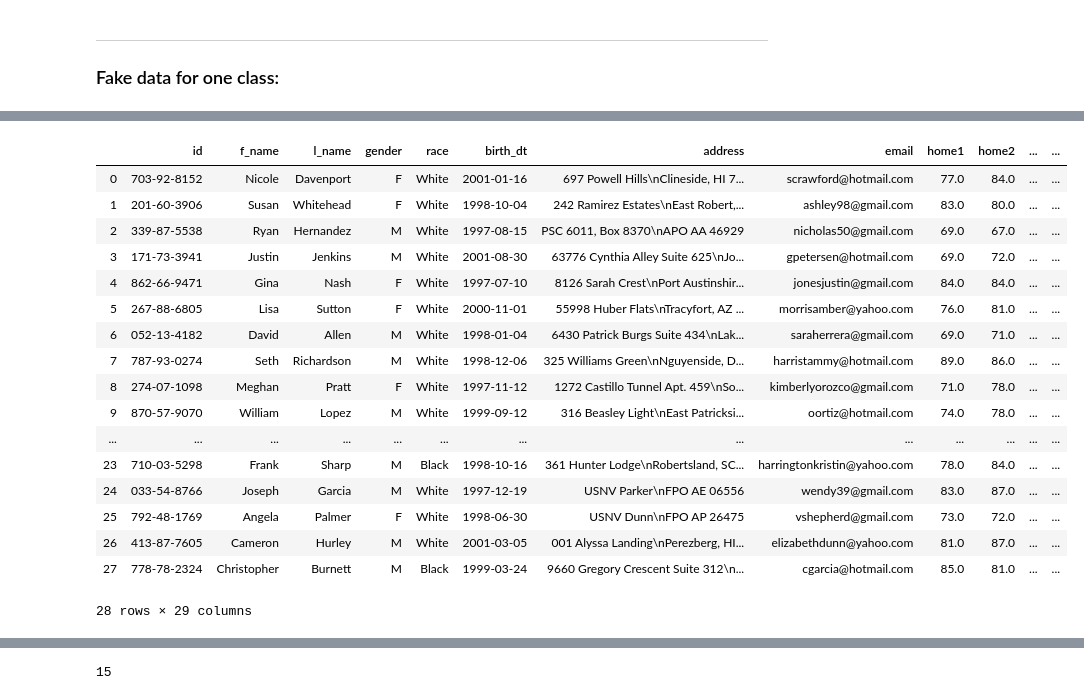
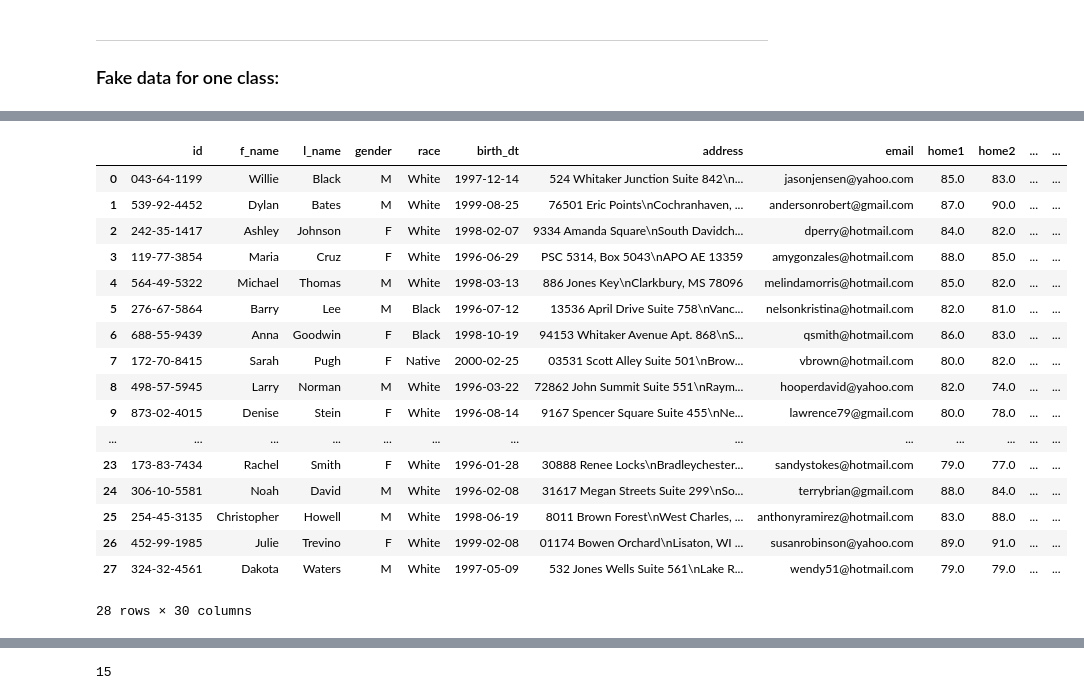
Before and after one commit to dcaohuu18/c_stats, a Jupyter notebook: data/simulate.ipynb, the cells around one changed output, grey strips where cells are left out. Drawn from its saved outputs; the diff is of its cells as text; code cells hidden in the pictures.

Commit message:
add final_grade, change var name from test to quiz

```diff
--- a/data/simulate.ipynb
+++ b/data/simulate.ipynb
@@ -354,7 +354,7 @@ plt.hist(mess)
 ---
 ### Fake data for one class:
 # %%
-def fake_class_basic_info(class_size):
+def fake_class_basic_info(class_size, birth_dt_start, birth_dt_end):
     columns = ['id', 'f_name', 'l_name', 'gender', 'race', 'birth_dt', 'address', 'email']
     info_df = pd.DataFrame(columns=columns)
 
@@ -370,8 +370,7 @@ def fake_class_basic_info(class_size):
             'l_name': fake.last_name(),
             'gender': random.choice(['M', 'F']),
             'race': np.random.choice(possible_races, replace=True, p=race_prob),
-            'birth_dt': fake.date_between_dates(date_start=datetime(1997, 1, 1),
-                                                date_end=datetime(2001, 12, 31)),
+            'birth_dt': fake.date_between_dates(birth_dt_start, birth_dt_end),
             'address': fake.address(),
             'email': fake.free_email()
         }
@@ -381,7 +380,7 @@ def fake_class_basic_info(class_size):
 
     return info_df
 
-class20_basic_info = fake_class_basic_info(30)
+class20_basic_info = fake_class_basic_info(30, datetime(1997, 1, 1), datetime(2001, 12, 31))
 class20_basic_info
 # %% [output]
 |  | id | f_name | l_name | gender | race | birth_dt | address | email |
@@ -485,0 +485,16 @@ class20_performance
+# %%
+def get_final_grade(performance_df, assessment_idxes, weight_series):
+    performance_df['final_grade'] = (performance_df.iloc[:, assessment_idxes]
+                                     *np.asarray(weight_series)).sum(axis=1, skipna=False)
+    # round to 2 dec places:
+    performance_df['final_grade'] = performance_df.final_grade.apply(lambda x: float('{:.2f}'.format(x)))
+
+    weight_df = pd.DataFrame({'assessment': performance_df.iloc[:, assessment_idxes].columns,
+                              'weight': weight_series})
+
+    return weight_df
+# %%
+assessment_idx_list = [i for i in range(12)] + [15] # idx 15 is attendance
+weights = [0.04 for i in range(5)] + [0.06 for i in range(5)] + [0.2 for i in range(2)] + [0.1]
+weight_df = get_final_grade(class20_performance, assessment_idx_list, weights)
+weight_df
@@ -534,46 +543,47 @@ class20_df
 # %%
 # Fake data for another term:
-class19_basic_info = fake_class_basic_info(28)
+class19_basic_info = fake_class_basic_info(28, datetime(1996, 1, 1), datetime(2000, 12, 31))
 
 args = {
-    'class_size': 30,
+    'class_size': 28,
     'n_mess_mu': 3,
-    'grade1_mu':78,
-    'grade1_std': 5,
-    'n_total_tests': 5,
-    'n_avail_tests': 5,
+    'grade1_mu': 84,
+    'grade1_std': 3,
+    'n_total_quiz': 5,
+    'n_avail_quiz': 5,
     'n_total_home': 5,
     'n_avail_home': 5,
     'latest_home_idx': 10, # idx starts at 0
     'n_total_exams': 2,
     'n_avail_exams': 2,
     'exam1_idx': 3,       # idx starts at 0
      # **paras:
-    'acc_inter_mu': 2.5
+    'acc_inter_mu': 2.5,
 }
 
 class19_performance = fake_class_performance(**args)
+get_final_grade(class19_performance, assessment_idx_list, weights)
 class19_df = class19_basic_info.join(class19_performance)
 class19_df['course_code'] = 'CS_320'
 class19_df['term_code'] = 'SP_2019'
 
 class19_df
 # %% [output]
 |  | id | f_name | l_name | gender | race | birth_dt | address | email | home1 | home2 | ... | ... |
-| 0 | 703-92-8152 | Nicole | Davenport | F | White | 2001-01-16 | 697 Powell Hills\nClineside, HI 7... | scrawford@hotmail.com | 77.0 | 84.0 | ... | ... |
-| 1 | 201-60-3906 | Susan | Whitehead | F | White | 1998-10-04 | 242 Ramirez Estates\nEast Robert,... | ashley98@gmail.com | 83.0 | 80.0 | ... | ... |
-| 2 | 339-87-5538 | Ryan | Hernandez | M | White | 1997-08-15 | PSC 6011, Box 8370\nAPO AA 46929 | nicholas50@gmail.com | 69.0 | 67.0 | ... | ... |
-| 3 | 171-73-3941 | Justin | Jenkins | M | White | 2001-08-30 | 63776 Cynthia Alley Suite 625\nJo... | gpetersen@hotmail.com | 69.0 | 72.0 | ... | ... |
-| 4 | 862-66-9471 | Gina | Nash | F | White | 1997-07-10 | 8126 Sarah Crest\nPort Austinshir... | jonesjustin@gmail.com | 84.0 | 84.0 | ... | ... |
-| 5 | 267-88-6805 | Lisa | Sutton | F | White | 2000-11-01 | 55998 Huber Flats\nTracyfort, AZ ... | morrisamber@yahoo.com | 76.0 | 81.0 | ... | ... |
-| 6 | 052-13-4182 | David | Allen | M | White | 1998-01-04 | 6430 Patrick Burgs Suite 434\nLak... | saraherrera@gmail.com | 69.0 | 71.0 | ... | ... |
-| 7 | 787-93-0274 | Seth | Richardson | M | White | 1998-12-06 | 325 Williams Green\nNguyenside, D... | harristammy@hotmail.com | 89.0 | 86.0 | ... | ... |
-| 8 | 274-07-1098 | Meghan | Pratt | F | White | 1997-11-12 | 1272 Castillo Tunnel Apt. 459\nSo... | kimberlyorozco@gmail.com | 71.0 | 78.0 | ... | ... |
-| 9 | 870-57-9070 | William | Lopez | M | White | 1999-09-12 | 316 Beasley Light\nEast Patricksi... | oortiz@hotmail.com | 74.0 | 78.0 | ... | ... |
+| 0 | 043-64-1199 | Willie | Black | M | White | 1997-12-14 | 524 Whitaker Junction Suite 842\n... | jasonjensen@yahoo.com | 85.0 | 83.0 | ... | ... |
+| 1 | 539-92-4452 | Dylan | Bates | M | White | 1999-08-25 | 76501 Eric Points\nCochranhaven, ... | andersonrobert@gmail.com | 87.0 | 90.0 | ... | ... |
+| 2 | 242-35-1417 | Ashley | Johnson | F | White | 1998-02-07 | 9334 Amanda Square\nSouth Davidch... | dperry@hotmail.com | 84.0 | 82.0 | ... | ... |
+| 3 | 119-77-3854 | Maria | Cruz | F | White | 1996-06-29 | PSC 5314, Box 5043\nAPO AE 13359 | amygonzales@hotmail.com | 88.0 | 85.0 | ... | ... |
+| 4 | 564-49-5322 | Michael | Thomas | M | White | 1998-03-13 | 886 Jones Key\nClarkbury, MS 78096 | melindamorris@hotmail.com | 85.0 | 82.0 | ... | ... |
+| 5 | 276-67-5864 | Barry | Lee | M | Black | 1996-07-12 | 13536 April Drive Suite 758\nVanc... | nelsonkristina@hotmail.com | 82.0 | 81.0 | ... | ... |
+| 6 | 688-55-9439 | Anna | Goodwin | F | Black | 1998-10-19 | 94153 Whitaker Avenue Apt. 868\nS... | qsmith@hotmail.com | 86.0 | 83.0 | ... | ... |
+| 7 | 172-70-8415 | Sarah | Pugh | F | Native | 2000-02-25 | 03531 Scott Alley Suite 501\nBrow... | vbrown@hotmail.com | 80.0 | 82.0 | ... | ... |
+| 8 | 498-57-5945 | Larry | Norman | M | White | 1996-03-22 | 72862 John Summit Suite 551\nRaym... | hooperdavid@yahoo.com | 82.0 | 74.0 | ... | ... |
+| 9 | 873-02-4015 | Denise | Stein | F | White | 1996-08-14 | 9167 Spencer Square Suite 455\nNe... | lawrence79@gmail.com | 80.0 | 78.0 | ... | ... |
 | ... | ... | ... | ... | ... | ... | ... | ... | ... | ... | ... | ... | ... |
-| 23 | 710-03-5298 | Frank | Sharp | M | Black | 1998-10-16 | 361 Hunter Lodge\nRobertsland, SC... | harringtonkristin@yahoo.com | 78.0 | 84.0 | ... | ... |
-| 24 | 033-54-8766 | Joseph | Garcia | M | White | 1997-12-19 | USNV Parker\nFPO AE 06556 | wendy39@gmail.com | 83.0 | 87.0 | ... | ... |
-| 25 | 792-48-1769 | Angela | Palmer | F | White | 1998-06-30 | USNV Dunn\nFPO AP 26475 | vshepherd@gmail.com | 73.0 | 72.0 | ... | ... |
-| 26 | 413-87-7605 | Cameron | Hurley | M | White | 2001-03-05 | 001 Alyssa Landing\nPerezberg, HI... | elizabethdunn@yahoo.com | 81.0 | 87.0 | ... | ... |
-| 27 | 778-78-2324 | Christopher | Burnett | M | Black | 1999-03-24 | 9660 Gregory Crescent Suite 312\n... | cgarcia@hotmail.com | 85.0 | 81.0 | ... | ... |
+| 23 | 173-83-7434 | Rachel | Smith | F | White | 1996-01-28 | 30888 Renee Locks\nBradleychester... | sandystokes@hotmail.com | 79.0 | 77.0 | ... | ... |
+| 24 | 306-10-5581 | Noah | David | M | White | 1996-02-08 | 31617 Megan Streets Suite 299\nSo... | terrybrian@gmail.com | 88.0 | 84.0 | ... | ... |
+| 25 | 254-45-3135 | Christopher | Howell | M | White | 1998-06-19 | 8011 Brown Forest\nWest Charles, ... | anthonyramirez@hotmail.com | 83.0 | 88.0 | ... | ... |
+| 26 | 452-99-1985 | Julie | Trevino | F | White | 1999-02-08 | 01174 Bowen Orchard\nLisaton, WI ... | susanrobinson@yahoo.com | 89.0 | 91.0 | ... | ... |
+| 27 | 324-32-4561 | Dakota | Waters | M | White | 1997-05-09 | 532 Jones Wells Suite 561\nLake R... | wendy51@hotmail.com | 79.0 | 79.0 | ... | ... |
-28 rows × 29 columns
+28 rows × 30 columns
```
Also changed, not shown: parts of 38 cells of this notebook.
